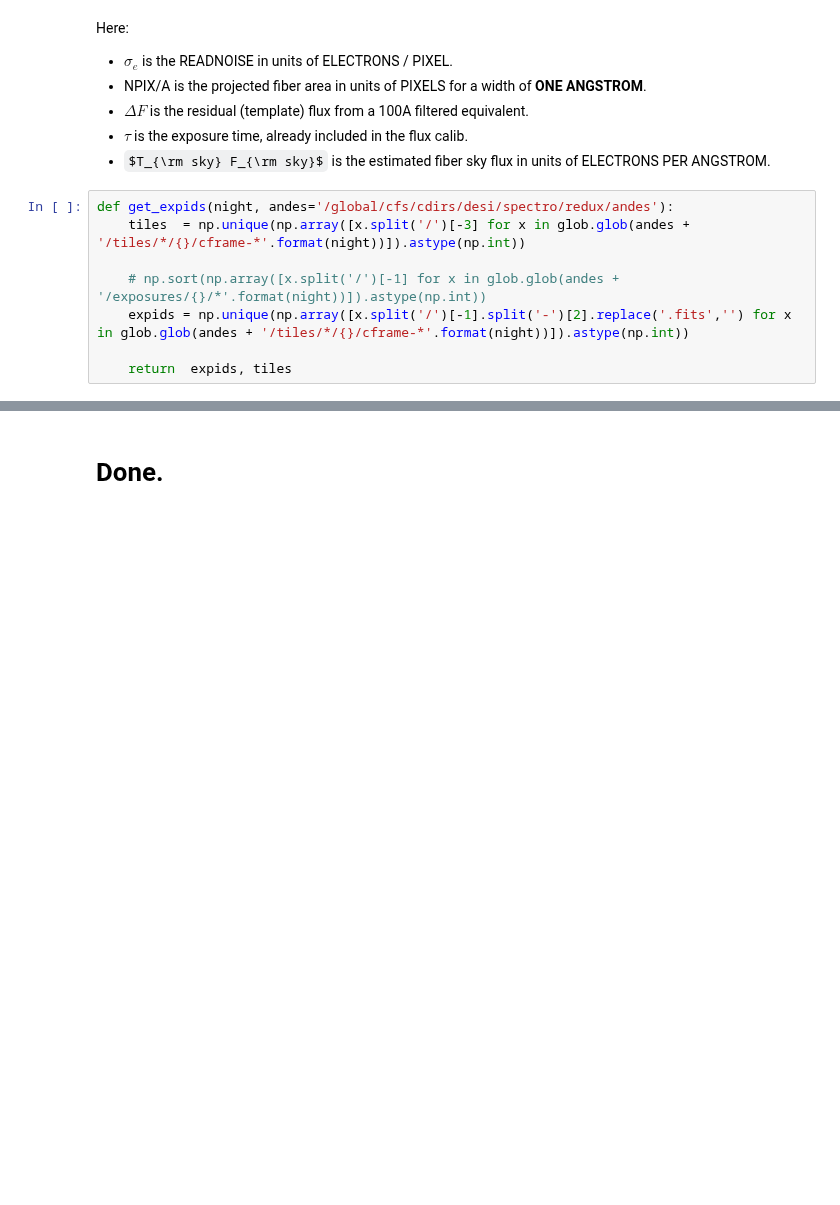
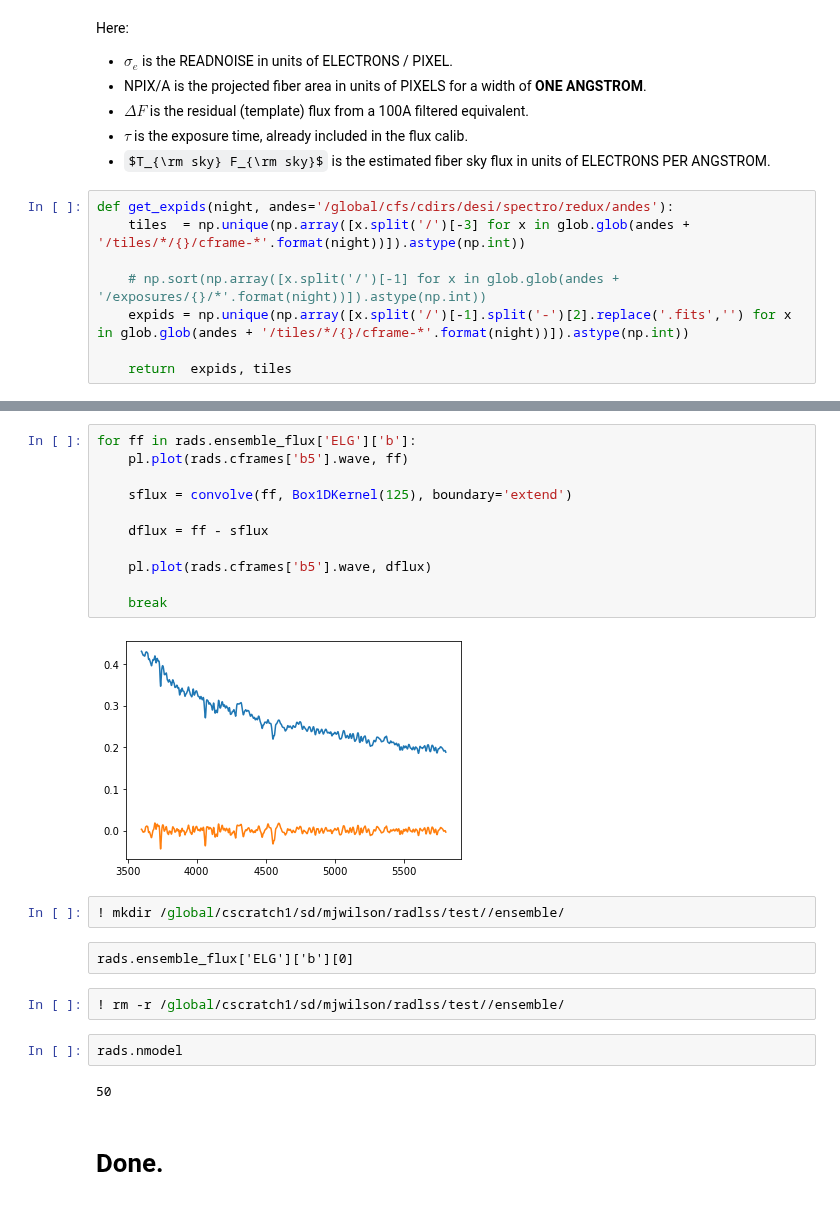
Before and after one commit to desihub/desispec, a Jupyter notebook: doc/nb/TemplateSNR.ipynb, the cells around one changed output, grey strips where cells are left out. Cells and saved outputs as stored; diff of their text form; some formulas as TeX source; blank space fills up the shorter version.

```diff
--- a/doc/nb/TemplateSNR.ipynb
+++ b/doc/nb/TemplateSNR.ipynb
@@ -117,2 +177,25 @@ NameError: name 'expids' is not defined
+# %%
+for ff in rads.ensemble_flux['ELG']['b']:
+    pl.plot(rads.cframes['b5'].wave, ff)
+
+    sflux = convolve(ff, Box1DKernel(125), boundary='extend')
+
+    dflux = ff - sflux
+
+    pl.plot(rads.cframes['b5'].wave, dflux)
+
+    break
+# %% [output]
+[figure, added]
+# %%
+! mkdir /global/cscratch1/sd/mjwilson/radlss/test//ensemble/
+# %% [raw]
+rads.ensemble_flux['ELG']['b'][0]
+# %%
+! rm -r /global/cscratch1/sd/mjwilson/radlss/test//ensemble/
+# %%
+rads.nmodel
+# %% [output]
+50
 # %% [markdown]
 # Done.
```
Also changed, not shown: parts of 12 cells of this notebook, 1 other file.
